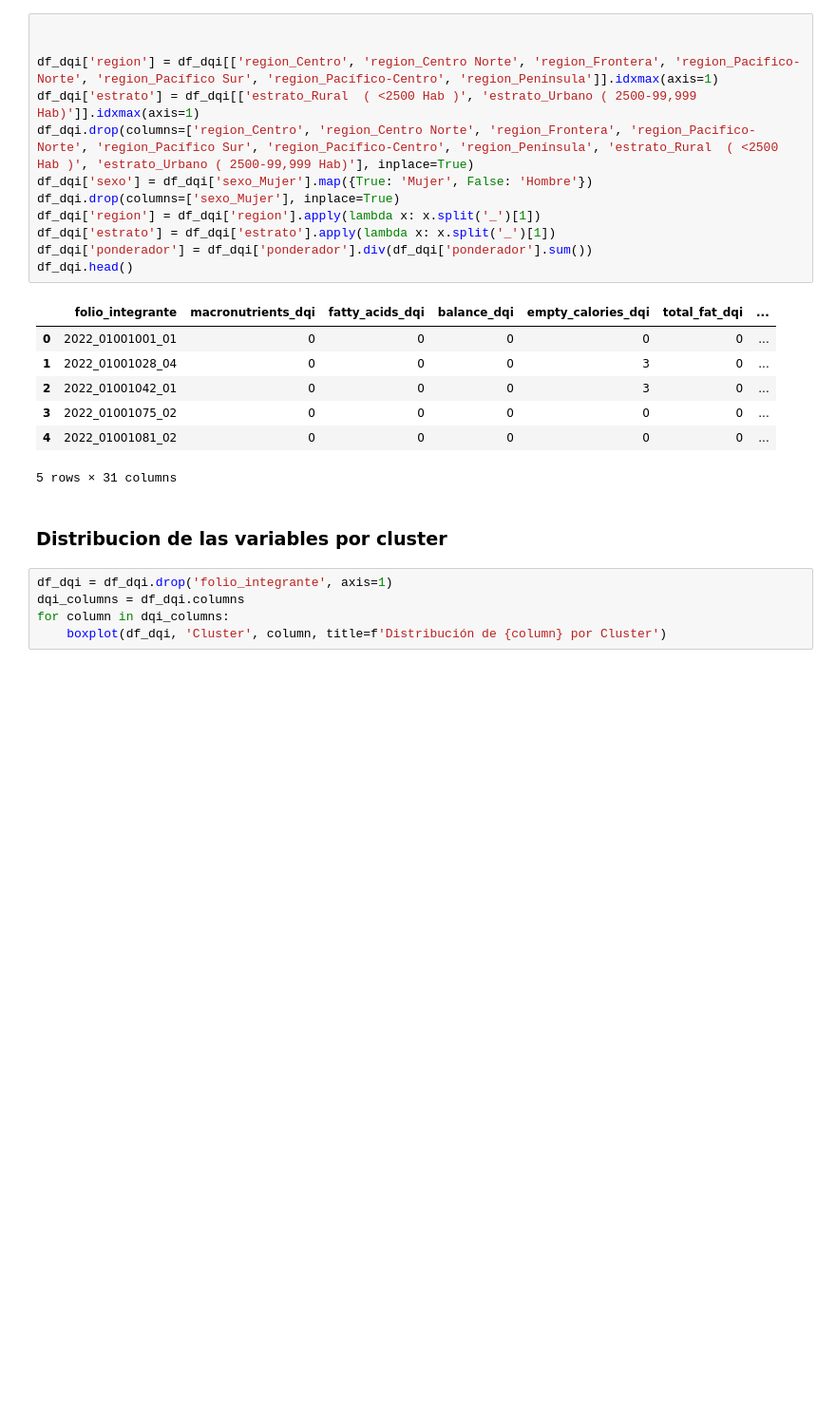
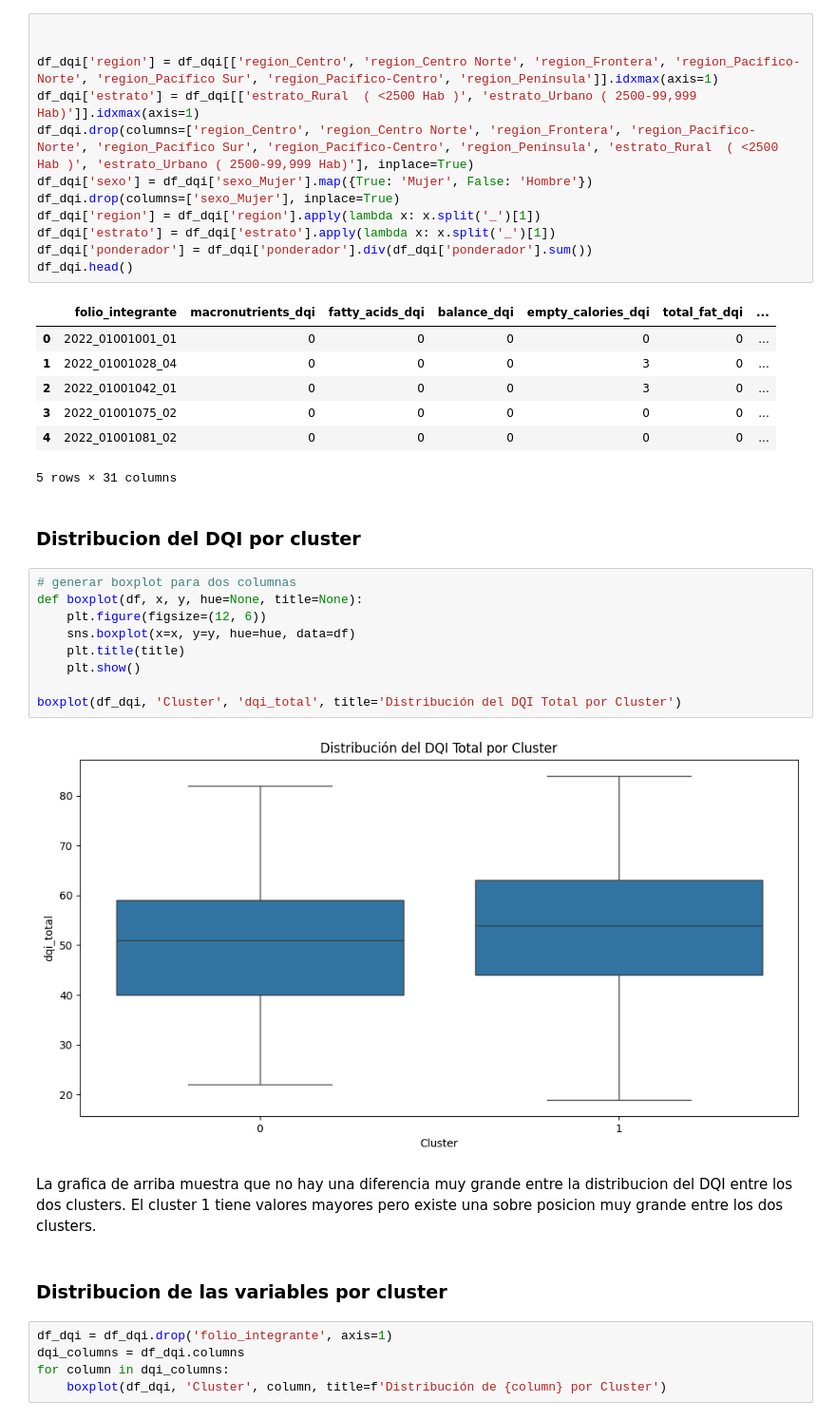
Before and after one commit to christiancalidad/ProyectoIntegradorSep24_Grupo15, a Jupyter notebook: 3.3 Modelo GMM.ipynb, the cells around one changed output. Shown at 95% size. Drawn from its saved outputs; the diff is of its cells as text; blank space fills up the shorter version.

```diff
--- a/3.3 Modelo GMM.ipynb
+++ b/3.3 Modelo GMM.ipynb
@@ -231,6 +218,21 @@ df_dqi.head()
 | 3 | 2022_01001075_02 | 0 | 0 | 0 | 0 | 0 | ... |
 | 4 | 2022_01001081_02 | 0 | 0 | 0 | 0 | 0 | ... |
 5 rows × 31 columns
+# %% [markdown]
+### Distribucion del DQI por cluster
+# %%
+# generar boxplot para dos columnas
+def boxplot(df, x, y, hue=None, title=None):
+    plt.figure(figsize=(12, 6))
+    sns.boxplot(x=x, y=y, hue=hue, data=df)
+    plt.title(title)
+    plt.show()
+
+boxplot(df_dqi, 'Cluster', 'dqi_total', title='Distribución del DQI Total por Cluster')
+# %% [output]
+[figure, added]
+# %% [markdown]
+La grafica de arriba muestra que no hay una diferencia muy grande entre la distribucion del DQI entre los dos clusters. El cluster 1 tiene valores mayores pero existe una sobre posicion muy grande entre los dos clusters.
 # %% [markdown]
 ### Distribucion de las variables por cluster
 # %%
```
Also changed, not shown: parts of 8 cells of this notebook.
